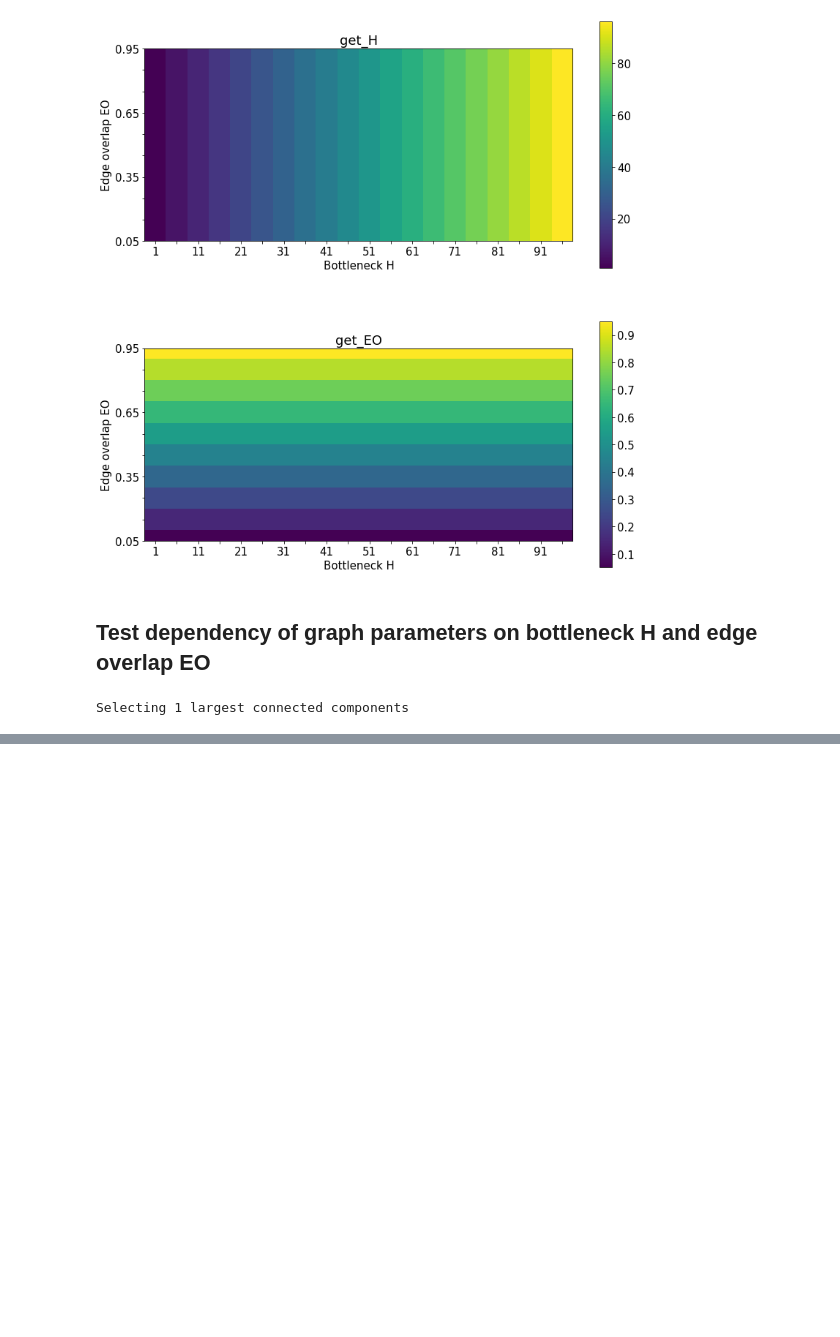
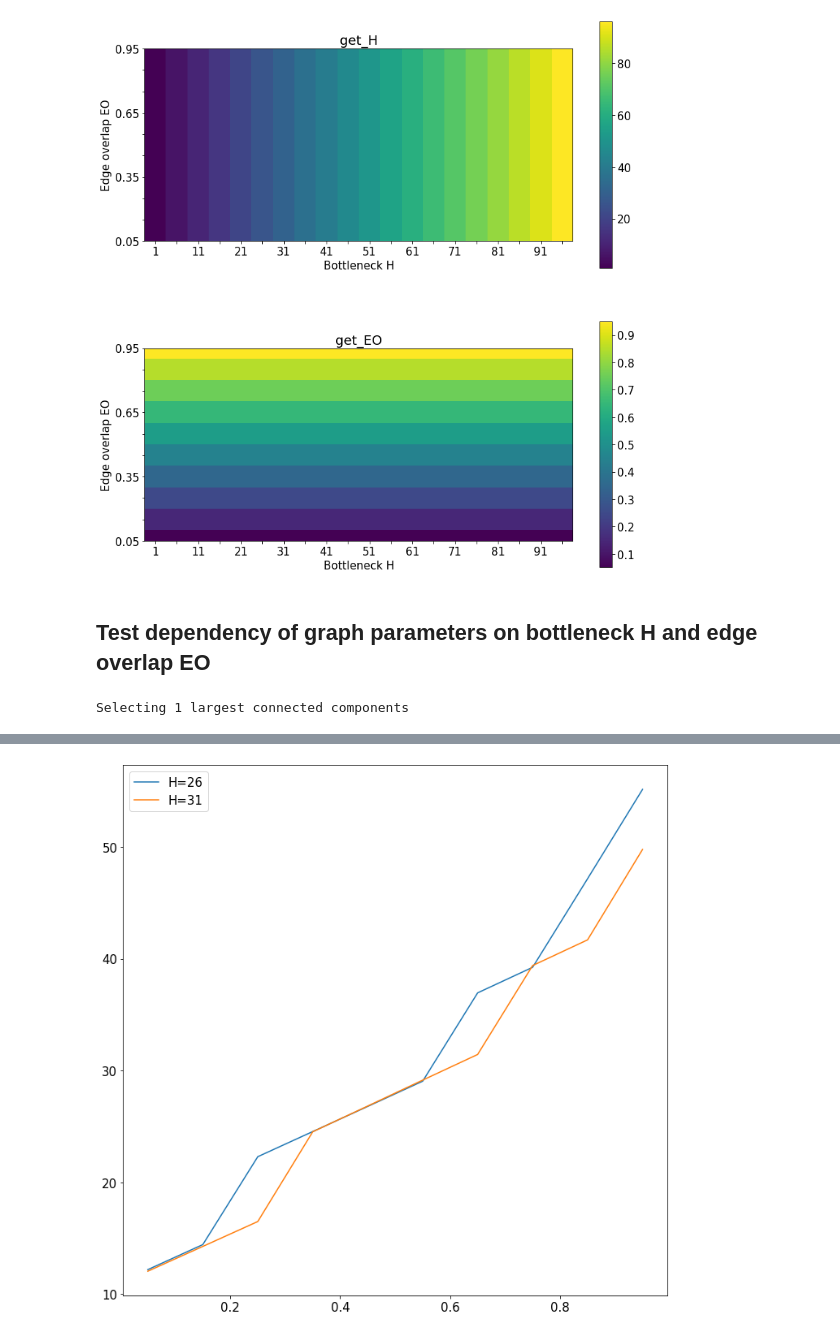
Before and after one commit to hheidrich/Net, a Jupyter notebook: exp/HyperparameterTestingWithoutSampling.ipynb, the cells around one changed output, grey strips where cells are left out. Drawn from its saved outputs; the diff is of its cells as text; code cells hidden in the pictures; blank space fills up the shorter version.

```diff
--- a/exp/HyperparameterTestingWithoutSampling.ipynb
+++ b/exp/HyperparameterTestingWithoutSampling.ipynb
@@ -258,10 +271,0 @@ for key, value in dict_of_dicts_of_statistics.items():
-# %%
-f, axs = plt.subplots(figsize=(12,12))
-
-for i in range(len(Hs)):
-    if not np.isnan(times[i]).all():
-        axs.plot(EOs, times[i], label=f'H={Hs[i]}')
-
-plt.ylim(0,120)
-plt.legend()
-plt.show()
@@ -269,0 +284,5 @@ plt.show()
+# %%
+k = np.array([5, 6])
+plot_EO_vs_time(overlaps=np.tile(EOs, (len(Hs), 1))[k], times=times[k], method_keys=[method_keys[i] for i in k])
+# %% [output]
+[figure, added]
```
Also changed, not shown: parts of 12 cells of this notebook.
